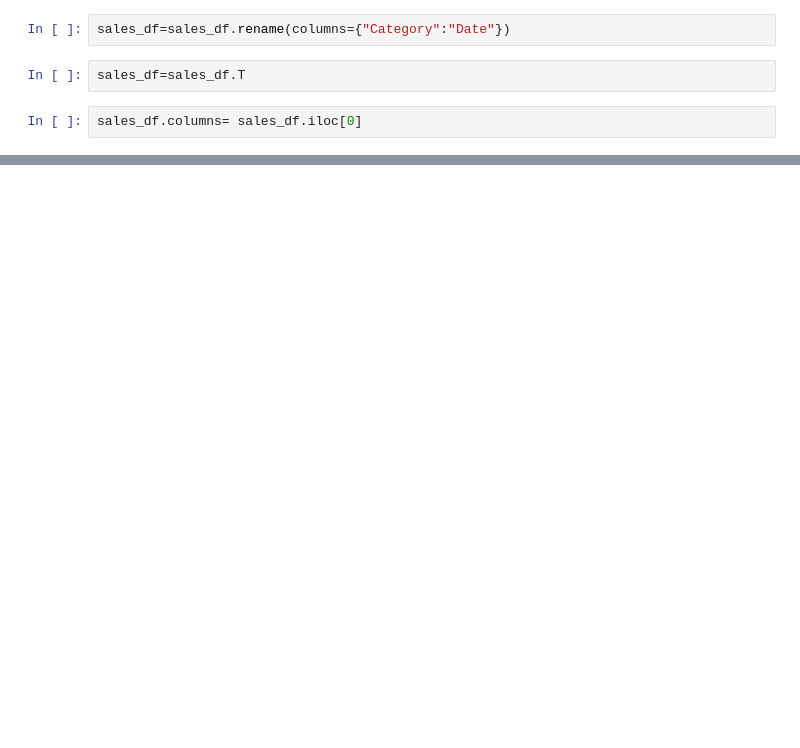
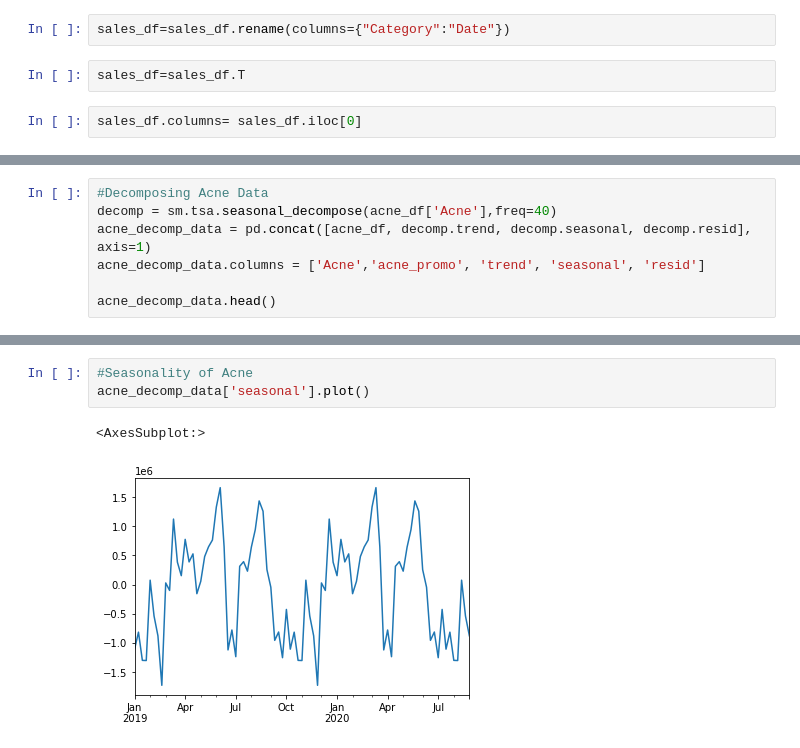
Before and after one commit to BenMcCright/Project_2, a Jupyter notebook: Notebook/Proj_2_draft.ipynb, the cells around one changed output, grey strips where cells are left out. Cells and saved outputs as stored; diff of their text form; blank space fills up the shorter version.

```diff
--- a/Notebook/Proj_2_draft.ipynb
+++ b/Notebook/Proj_2_draft.ipynb
@@ -96,0 +53,7 @@ baby_df.plot()
+# %%
+#Decomposing Acne Data
+decomp = sm.tsa.seasonal_decompose(acne_df['Acne'],freq=40)
+acne_decomp_data = pd.concat([acne_df, decomp.trend, decomp.seasonal, decomp.resid], axis=1)
+acne_decomp_data.columns = ['Acne','acne_promo', 'trend', 'seasonal', 'resid']
+
+acne_decomp_data.head()
@@ -96,0 +67,6 @@ baby_df.plot()
+# %%
+#Seasonality of Acne
+acne_decomp_data['seasonal'].plot()
+# %% [output]
+<AxesSubplot:>
+[figure, added]
```
Also changed, not shown: parts of 89 cells of this notebook.
